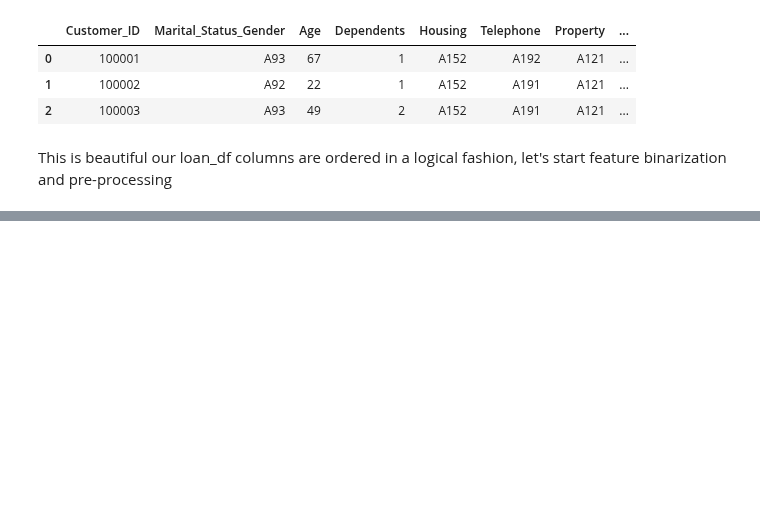
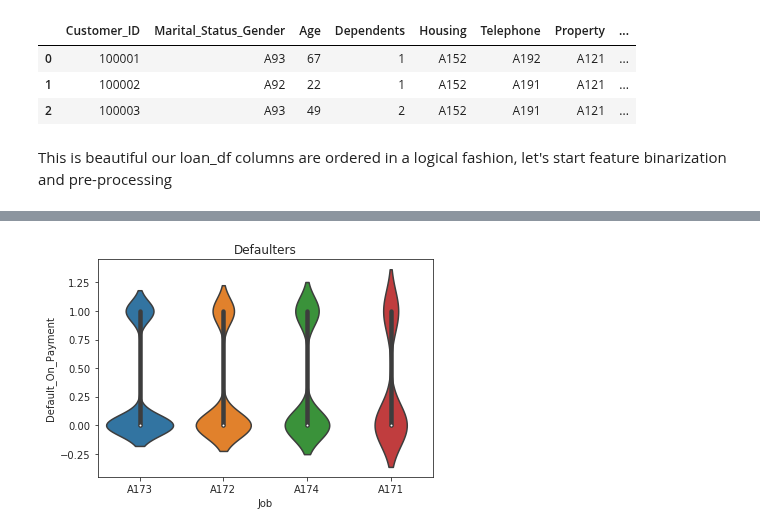
Before and after one commit to Lawrence-Krukrubo/Machine_Learning, a Jupyter notebook: loan_default_classifier.ipynb, the cells around one changed output, grey strips where cells are left out. Cells and saved outputs as stored; diff of their text form; code cells hidden in the pictures; blank space fills up the shorter version.

```diff
--- a/loan_default_classifier.ipynb
+++ b/loan_default_classifier.ipynb
@@ -255,6 +248,6 @@ Next let's strip off any ending or trailing white spaces, incase we mistakenly l
 # %%
-for i in loan_df.columns:
-    loan_df[i].replace(i, i.strip(' '), inplace=True)
+loan_df.rename(columns = {'Other_Inst_Plans ': 'Other_Inst_Plans'}, inplace=True)
+
 
 loan_df.head(3)
 # %% [output]
@@ -266,0 +275,7 @@ This is beautiful our loan_df columns are ordered in a logical fashion, let's st
+# %%
+sns.set_style('ticks')
+sns.violinplot(loan_df.Job, loan_df.Default_On_Payment)
+plt.title('Defaulters')
+plt.show()
+# %% [output]
+[figure, added]
```
Also changed, not shown: parts of 17 cells of this notebook.
